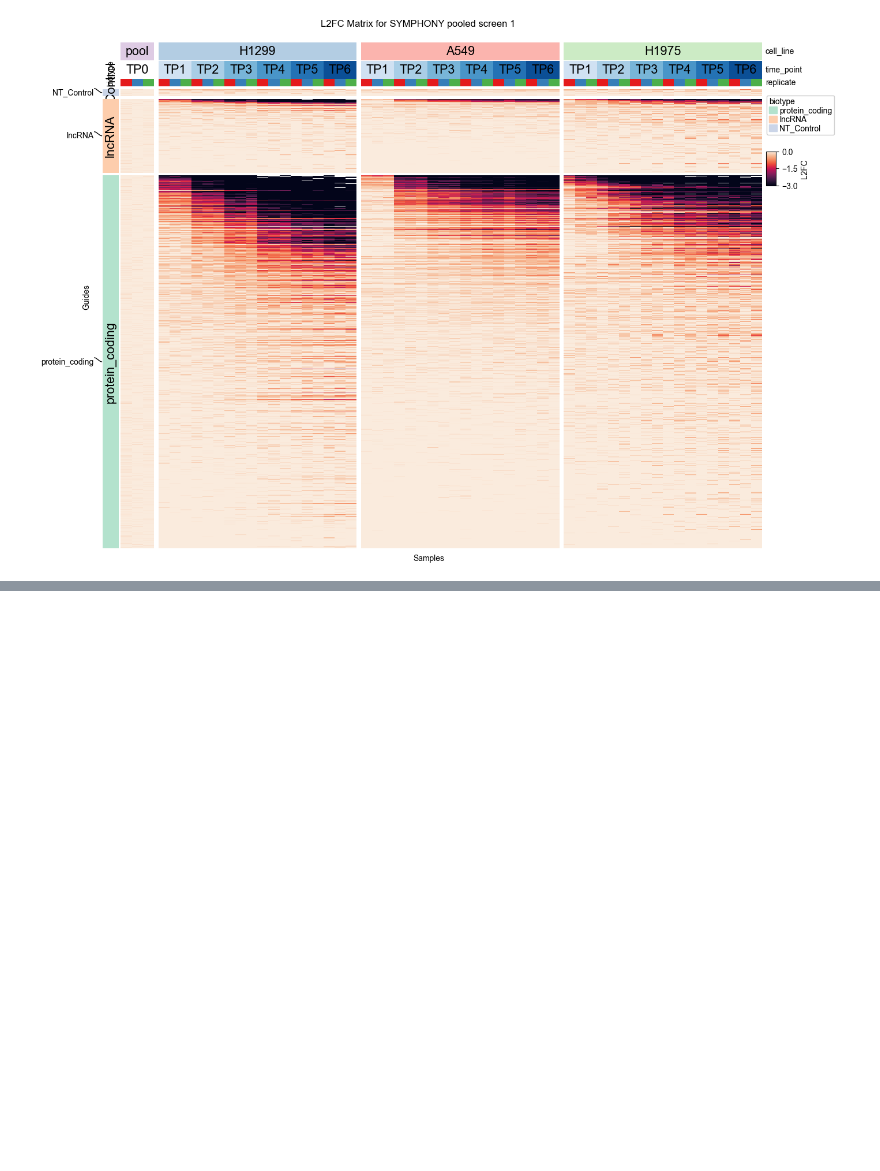
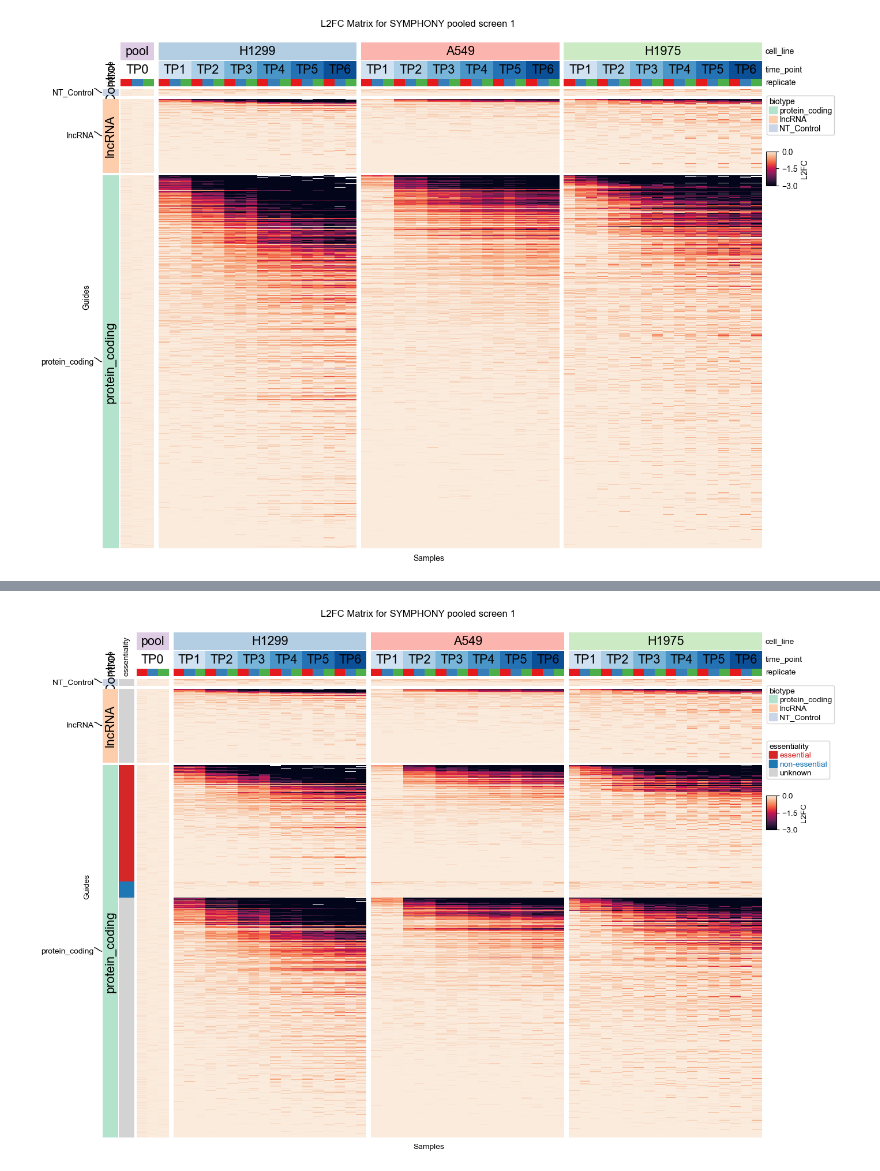
Before and after one commit to stefanpeidli/SYM101, a Jupyter notebook: notebooks/pooled_screen_1_heatmap.ipynb, the cells around one changed output, grey strips where cells are left out. Drawn from its saved outputs; the diff is of its cells as text; code cells hidden in the pictures; blank space fills up the shorter version.

```diff
--- a/notebooks/pooled_screen_1_heatmap.ipynb
+++ b/notebooks/pooled_screen_1_heatmap.ipynb
@@ -114,0 +225,57 @@ WARNING: cmap is not a string!
+# %%
+# Prepare annotation
+df['mean_l2fc'] = l2fc.mean(axis=1)
+
+# Gene-level annotation
+biotype = df.sort_values(['transcript_biotype', 'essential', 'mean_l2fc']).transcript_biotype
+biotype = biotype[~biotype.isin(['protein_coding_CDS_not_defined', 'retained_intron'])]
+essential = df.loc[biotype.index, 'essential']
+row_order = biotype.index
+
+# Sample-level annotation
+cell_line = pd.Series({x: int(x.split('-')[1]) if 'pool' not in x else 'pool' for x in sample_names}).replace(cell_line_dict)
+replicate = pd.Series({x: x.split('-')[2][-1] if 'pool' not in x else x.split('-')[-1] for x in sample_names})
+time_point = pd.Series({x: x.split('-')[3].split('_')[0] if 'pool' not in x else 'TP0' for x in sample_names})
+col_order = pd.concat([cell_line, replicate, time_point], axis=1).sort_values([0, 2, 1]).index  # sort by time before replicate
+
+# select and reorder
+data = l2fc.loc[:, col_order].loc[row_order]
+
+# Create the colormap
+from matplotlib.colors import LinearSegmentedColormap
+cmap = sns.color_palette('Blues', as_cmap=True)
+colors = [cmap(x) for x in np.linspace(0.2, 0.9, 7)] + [(1, 1, 1, 1)]  # white for TP0
+time_cmap = LinearSegmentedColormap.from_list("gradual_colormap", colors, N=7)
+
+top_ha = pch.HeatmapAnnotation(
+    cell_line=pch.anno_simple(cell_line.loc[col_order], add_text=True, height=7, cmap='Pastel1'),
+    time_point=pch.anno_simple(time_point.loc[col_order], add_text=True, height=7, cmap=time_cmap),
+    replicate=pch.anno_simple(replicate.loc[col_order], add_text=False),
+    verbose=0, axis=1, plot_legend=False
+)
+
+left_ha = pch.HeatmapAnnotation(
+    label=pch.anno_label(biotype, merge=True, cmap='Pastel2'),
+    biotype=pch.anno_simple(biotype, legend=True, height=7, add_text=True, cmap='Pastel2'),
+    essentiality=pch.anno_simple(essential, legend=True, height=7, add_text=False, colors={'essential': 'tab:red', 'non-essential': 'tab:blue', 'unknown': 'lightgrey'}),
+    verbose=0, axis=0, plot_legend=True
+)
+
+pl.figure(figsize=(15, 10))
+cm = pch.ClusterMapPlotter(
+    data=data, left_annotation=left_ha, top_annotation=top_ha,
+    row_cluster=False, col_cluster=False,
+    row_split=biotype, col_split=cell_line.loc[col_order],
+    col_split_gap=2,row_split_gap=1,
+    label='beta', row_dendrogram=False, col_dendrogram=False,
+    legend_gap=7, rasterized=True, cmap='rocket', vmin=-3, vmax=0,
+    legend_kws=dict(label='L2FC'),
+    xlabel="Samples", ylabel='Guides', legend_hpad=0,
+    verbose=0
+)
+pl.suptitle('L2FC Matrix for SYMPHONY pooled screen 1', y=0.92)
+Path('../results/heatmap').mkdir(parents=True, exist_ok=True)
+pl.savefig('../results/heatmap/count_matrix_l2fc_heatmap_simple_plus.png', dpi=300)
+pl.savefig('../results/heatmap/count_matrix_l2fc_heatmap_simple_plus.pdf', dpi=300)
+pl.show()
+# %% [output]
@@ -114,0 +283 @@ WARNING: cmap is not a string!
+[figure, added]
```
Also changed, not shown: parts of 7 cells of this notebook, 12 other files.
